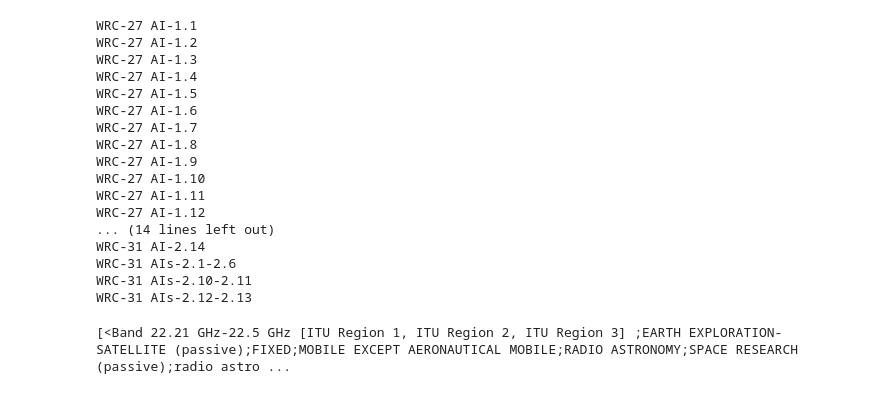
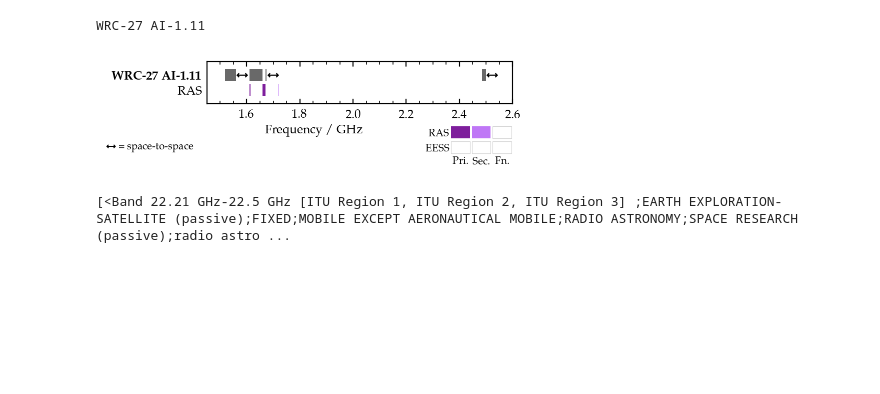
Before and after one commit to njlivesey/pyiturr5etc, a Jupyter notebook: sandbox/wrc27-views-sandbox/individual-graphics.ipynb, the cells around one changed output. Saved outputs shown, nothing was run; the diff lists cells and outputs as text; code cells hidden in the pictures; blank space fills up the shorter version.

```diff
--- a/sandbox/wrc27-views-sandbox/individual-graphics.ipynb
+++ b/sandbox/wrc27-views-sandbox/individual-graphics.ipynb
@@ -29,33 +29,18 @@ RR5-12, RR5-13, RR5-14, RR5-15, RR5-16, RR5-17, RR5-18, RR5-19, RR5-20, RR5-21,
 # %%
 all_individual_figures(
     allocation_database=allocation_database,
     # only=["WRC-31 AIs-2.10-2.11"],
-    # only=["WRC-27 AI-1.19"],
+    only=["WRC-27 AI-1.11"],
     # only=["WRC-27 AI-1.6"],
     # only=["WRC-27 AI-1.7"],
     color_scheme="new-b",
     skip_png=False,
     selective_legend=True,
     include_legend=True,
 )
 # %% [output]
-WRC-27 AI-1.1
-WRC-27 AI-1.2
-WRC-27 AI-1.3
-WRC-27 AI-1.4
-WRC-27 AI-1.5
-WRC-27 AI-1.6
-WRC-27 AI-1.7
-WRC-27 AI-1.8
-WRC-27 AI-1.9
-WRC-27 AI-1.10
 WRC-27 AI-1.11
-WRC-27 AI-1.12
-... (14 lines left out)
-WRC-31 AI-2.14
-WRC-31 AIs-2.1-2.6
-WRC-31 AIs-2.10-2.11
-WRC-31 AIs-2.12-2.13
+[figure, added]
 # %%
 allocation_database.itu[22.3 * ureg.GHz]
 # %% [output]
```
Also changed, not shown: parts of 1 cell of this notebook, 25 other files.
